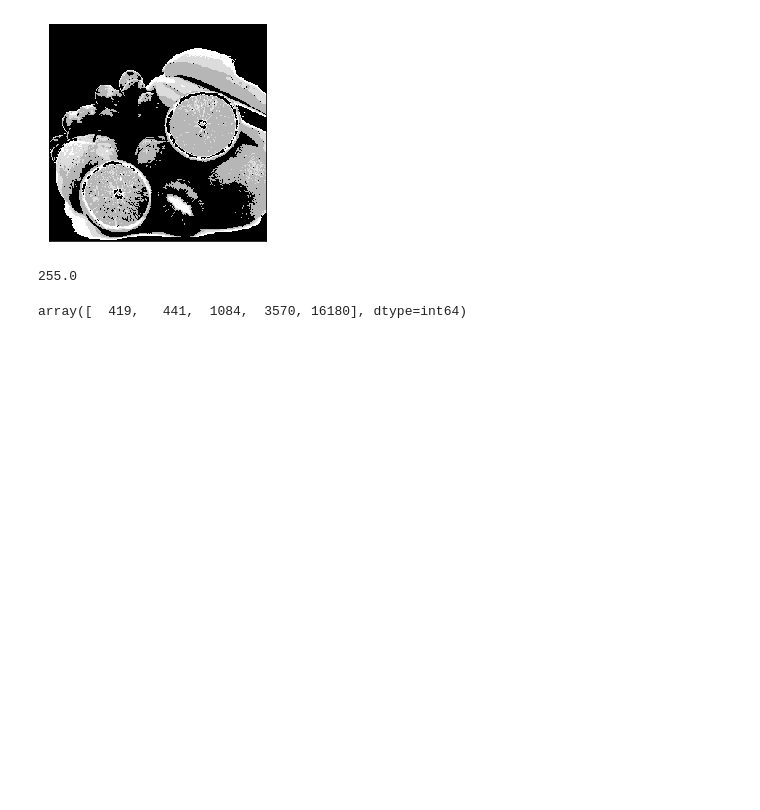
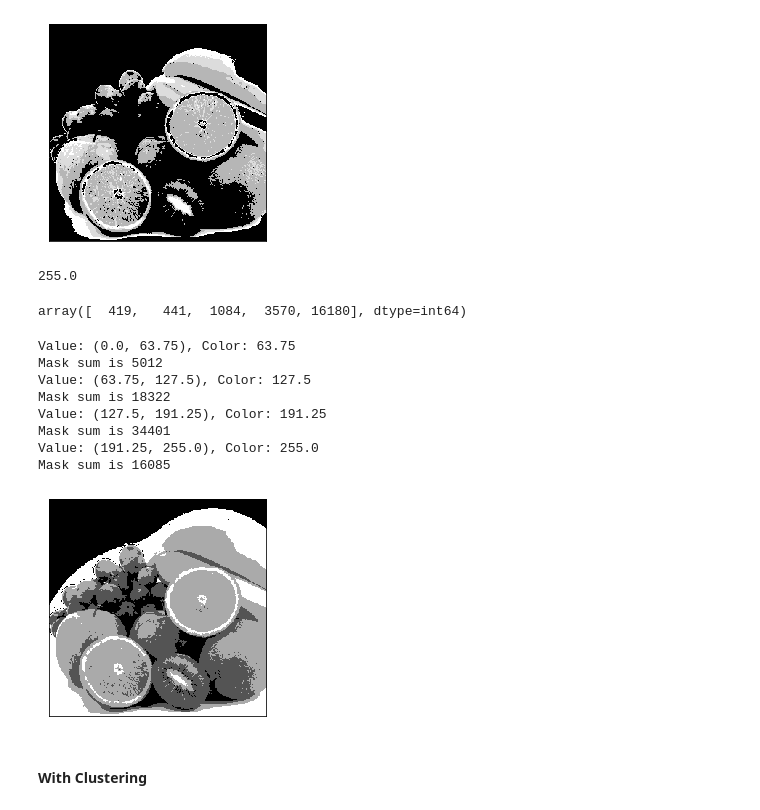
Before and after one commit to shivampip/BasicObjectDetection, a Jupyter notebook: ImageSegmentation.ipynb, the cells around one changed output. Saved outputs shown, nothing was run; the diff lists cells and outputs as text; code cells hidden in the pictures; blank space fills up the shorter version.

```diff
--- a/ImageSegmentation.ipynb
+++ b/ImageSegmentation.ipynb
@@ -91,3 +91,17 @@ counts[-5:]
 # %% [output]
 255.0
 array([  419,   441,  1084,  3570, 16180], dtype=int64)
+# %%
+put_threshold(gimg, thresholds=[0.25, 0.5, 0.75, 1.0])
+# %% [output]
+Value: (0.0, 63.75), Color: 63.75
+Mask sum is 5012
+Value: (63.75, 127.5), Color: 127.5
+Mask sum is 18322
+Value: (127.5, 191.25), Color: 191.25
+Mask sum is 34401
+Value: (191.25, 255.0), Color: 255.0
+Mask sum is 16085
+[figure, added]
+# %% [markdown]
+#### With Clustering
```
Also changed, not shown: parts of 5 cells of this notebook.
